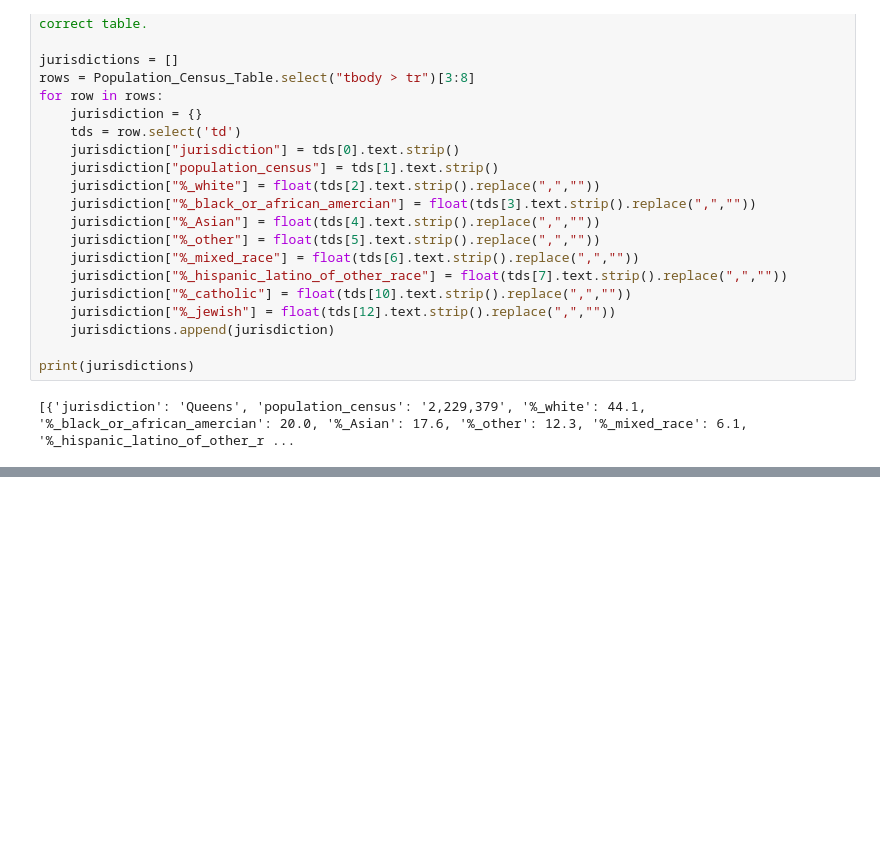
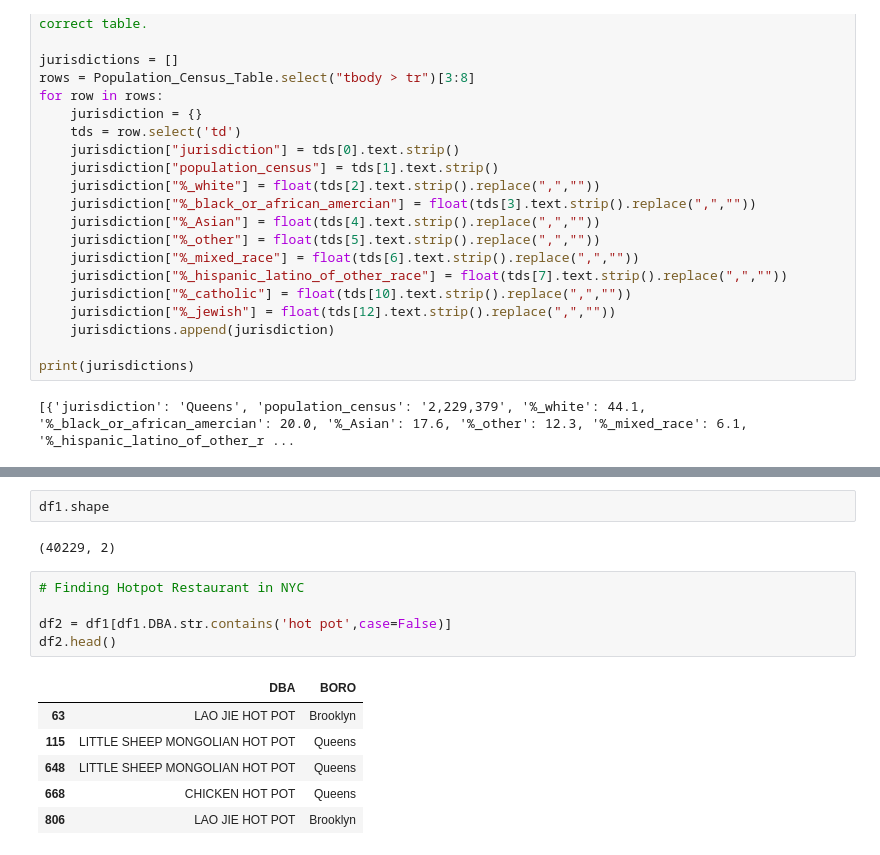
Before and after one commit to derrickweiruluo/Coursera_Final_Project, a Jupyter notebook: Coursera_Final_Project_Part2.ipynb, the cells around one changed output, grey strips where cells are left out. Drawn from its saved outputs; the diff is of its cells as text; blank space fills up the shorter version.

```diff
--- a/Coursera_Final_Project_Part2.ipynb
+++ b/Coursera_Final_Project_Part2.ipynb
@@ -132,0 +280,16 @@ Queens has the highest asian population within New York City and the second high
+# %%
+df1.shape
+# %% [output]
+(40229, 2)
+# %%
+# Finding Hotpot Restaurant in NYC
+
+df2 = df1[df1.DBA.str.contains('hot pot',case=False)]
+df2.head()
+# %% [output]
+|  | DBA | BORO |
+| 63 | LAO JIE HOT POT | Brooklyn |
+| 115 | LITTLE SHEEP MONGOLIAN HOT POT | Queens |
+| 648 | LITTLE SHEEP MONGOLIAN HOT POT | Queens |
+| 668 | CHICKEN HOT POT | Queens |
+| 806 | LAO JIE HOT POT | Brooklyn |
```
Also changed, not shown: parts of 25 cells of this notebook.
